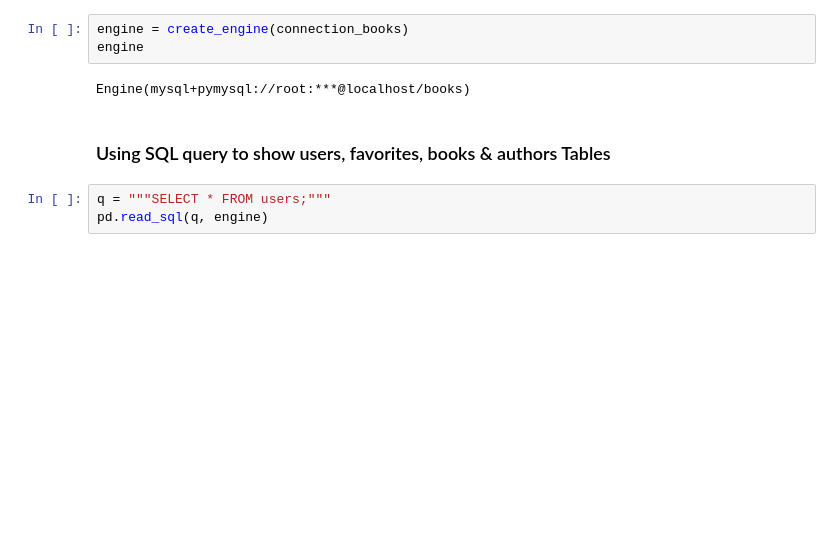
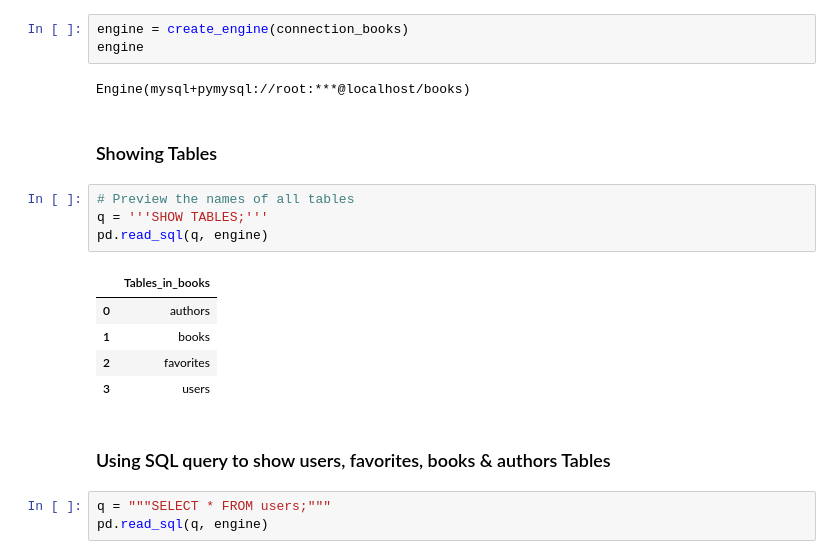
Before and after one commit to SamarKri/BOOKS, a Jupyter notebook: BOOKS.ipynb, the cells around one changed output. Cells and saved outputs as stored; diff of their text form; blank space fills up the shorter version.

```diff
--- a/BOOKS.ipynb
+++ b/BOOKS.ipynb
@@ -31,6 +31,18 @@ engine = create_engine(connection_books)
 engine
 # %% [output]
 Engine(mysql+pymysql://root:***@localhost/books)
+# %% [markdown]
+### Showing Tables
+# %%
+# Preview the names of all tables
+q = '''SHOW TABLES;'''
+pd.read_sql(q, engine)
+# %% [output]
+|  | Tables_in_books |
+| 0 | authors |
+| 1 | books |
+| 2 | favorites |
+| 3 | users |
 # %% [markdown]
 ### Using SQL query to show users, favorites, books & authors Tables
 # %%
```
